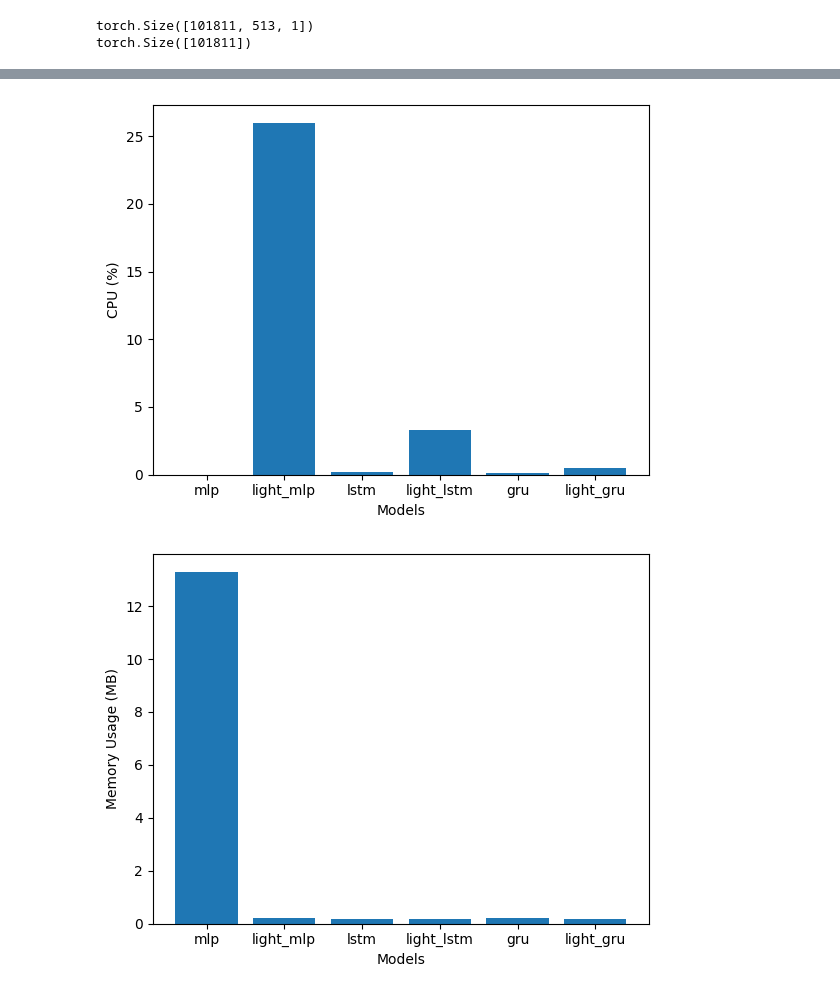
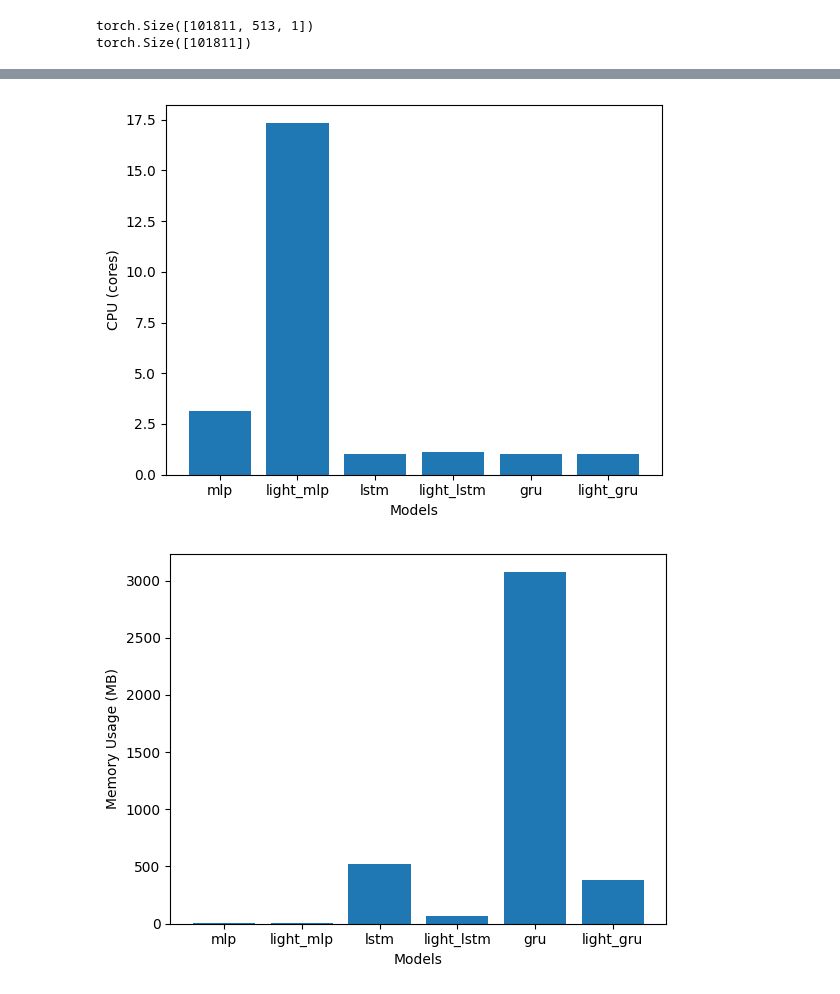
Before and after one commit to FornesJ/Network-Packet-ML-Model, a Jupyter notebook: model_inference/inference_on_host.ipynb, the cells around one changed output, grey strips where cells are left out. Drawn from its saved outputs; the diff is of its cells as text; code cells hidden in the pictures.

Commit message:
profiler working

```diff
--- a/model_inference/inference_on_host.ipynb
+++ b/model_inference/inference_on_host.ipynb
@@ -64,22 +63,43 @@ class Benchmark:
     def __init__(self, model, model_path):
         self.model = model
         self.model.load(model_path)
-        self.process = psutil.Process(os.getpid())
 
     def run(self, loader):
         """Run benchmark measuring model accuracy, cpu time, memory usage and total runtime"""
-        tracemalloc.start()
-        start_time = time.time()
-        _, accuarcy = self.model.evaluate(loader)
-        end_time = time.time()
-        current, peak = tracemalloc.get_traced_memory()
-        tracemalloc.stop()
+        self.model.model.eval()
 
-        total_runtime = end_time - start_time
-        memory_usage = peak / 1024**2 # MB
-        cpu_usage = self.process.cpu_percent(interval=total_runtime)
+        # warm-up before profiling:
+        for i in range(5):
+            with torch.no_grad():
+                data, labels = next(iter(loader))
+                pred = self.model.model(data)
 
-        return accuarcy, cpu_usage, memory_usage, total_runtime
+        with torch.profiler.profile(
+                    activities=[profiler.ProfilerActivity.CPU],
+                    record_shapes=True,
+                    profile_memory=True,
+                    with_stack=True
+                ) as prof:
+                    data, labels = next(iter(loader))
+                    start = time.perf_counter()
+                    # warm-up before profiling:
+                    with torch.no_grad():
+                        pred = self.model.model(data)
+                    end = time.perf_counter()
+        accuracy = (pred.argmax(dim=1) == labels).float().mean()
+
+        # Wall-clock time
+        wall_clock_time = end - start
+
+        # CPU compute time (µs → s)
+        cpu_time_total_s = sum([e.self_cpu_time_total for e in prof.key_averages()]) / 1e6  # microseconds
+        cpu_utilization = cpu_time_total_s / wall_clock_time
+
+        # peak memory during profiling
+        peak_mem = max([e.cpu_memory_usage for e in prof.key_averages()])
+        peak_mem = peak_mem / 1024**2 #MB
+
+        return 100*accuracy, cpu_utilization, peak_mem, wall_clock_time
 # %%
 performance ={
     "acc": [],
@@ -135,7 +157,7 @@ for data_type in performance.keys():
     if data_type == "acc":
         y_value = "Accuracy (%)"
     elif data_type == "cpu":
-        y_value = "CPU (%)"
+        y_value = "CPU (cores)"
     elif data_type == "mem":
         y_value = "Memory Usage (MB)"
     else:
@@ -148,2 +170,2 @@ for data_type in performance.keys():
-[figure, old version]
+[figure, new version]
-[figure, old version]
+[figure, new version]
```
Also changed, not shown: parts of 4 cells of this notebook.
